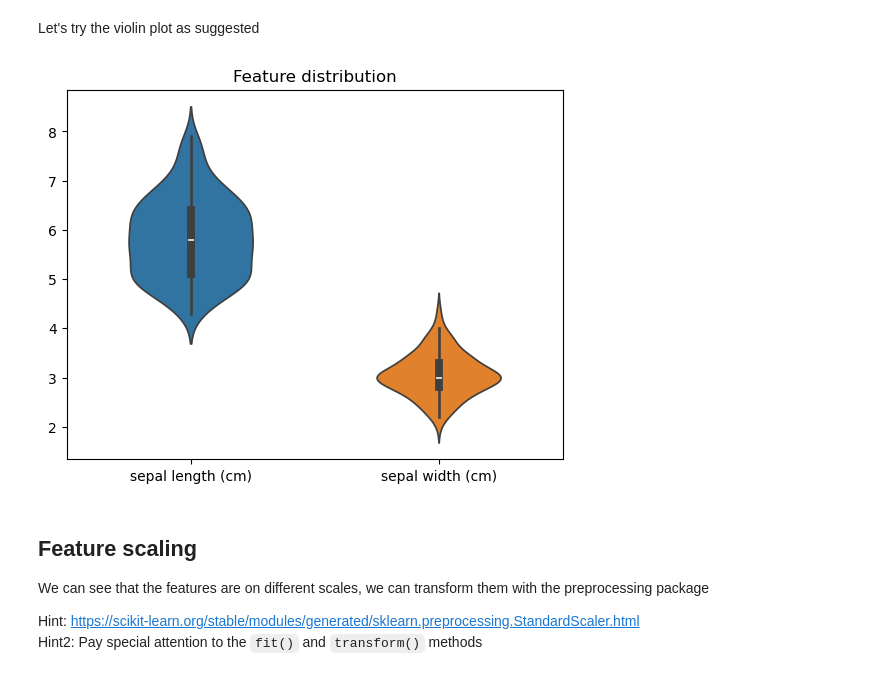
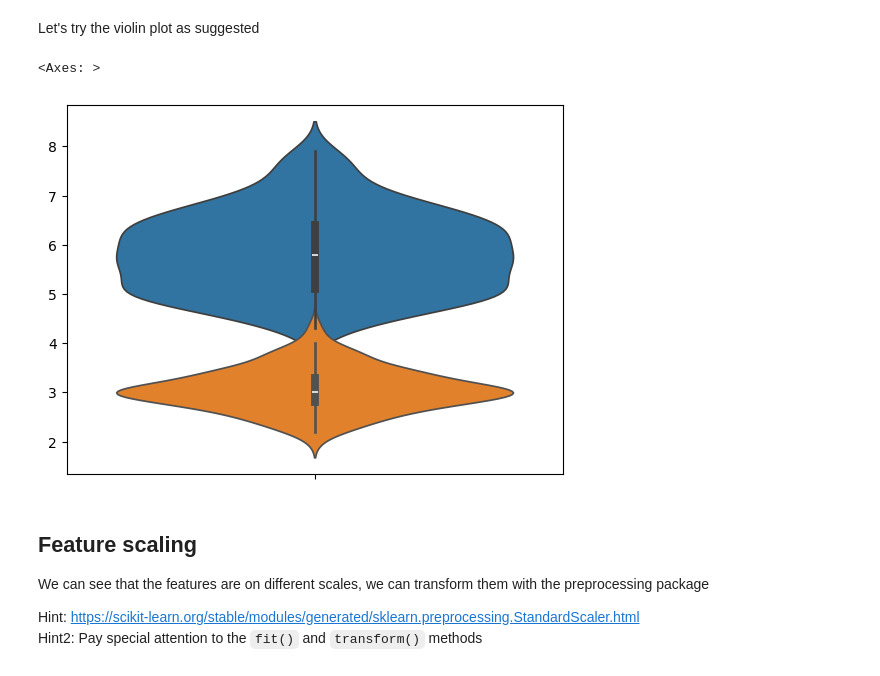
Before and after one commit to Somehowginger/ProjectInDataScience2026_Exercises, a Jupyter notebook: 05_Feature_Extraction/FYP2026_05_features.ipynb, the cells around one changed output. Drawn from its saved outputs; the diff is of its cells as text; code cells hidden in the pictures.

```diff
--- a/05_Feature_Extraction/FYP2026_05_features.ipynb
+++ b/05_Feature_Extraction/FYP2026_05_features.ipynb
@@ -698,8 +812,11 @@ import seaborn as sns #For feature visualization options
 Let's try the violin plot as suggested
 # %%
 # your code here
+sns.violinplot(X[:,0])
+sns.violinplot(X[:,1])
 # %% [output]
+<Axes: >
-[figure, old version]
+[figure, new version]
 # %% [markdown]
 ## Feature scaling
 
```
Also changed, not shown: parts of 3 cells of this notebook.
